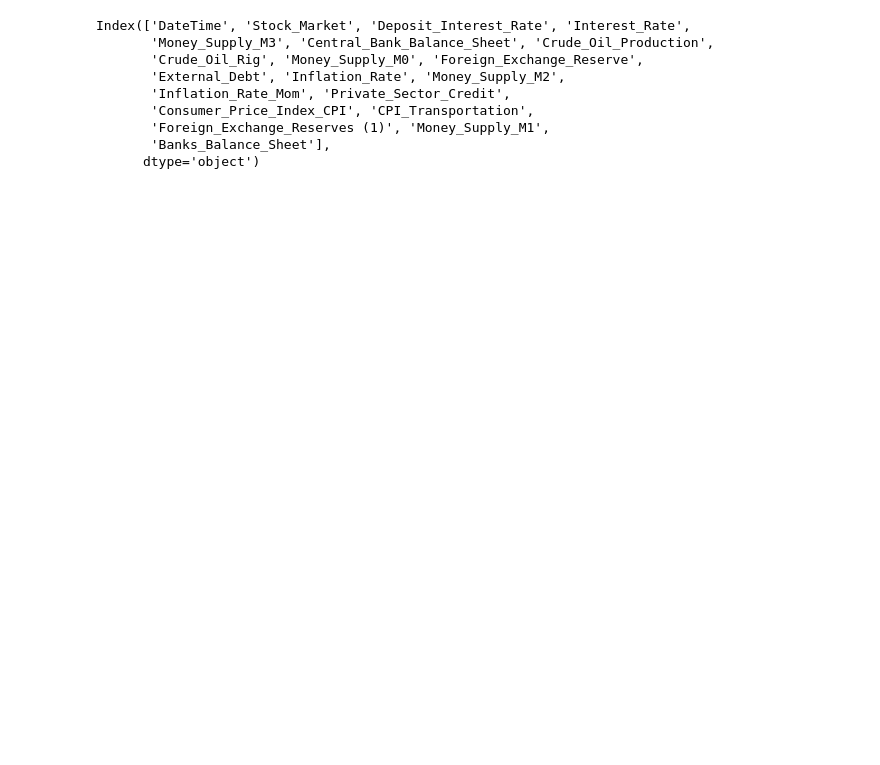
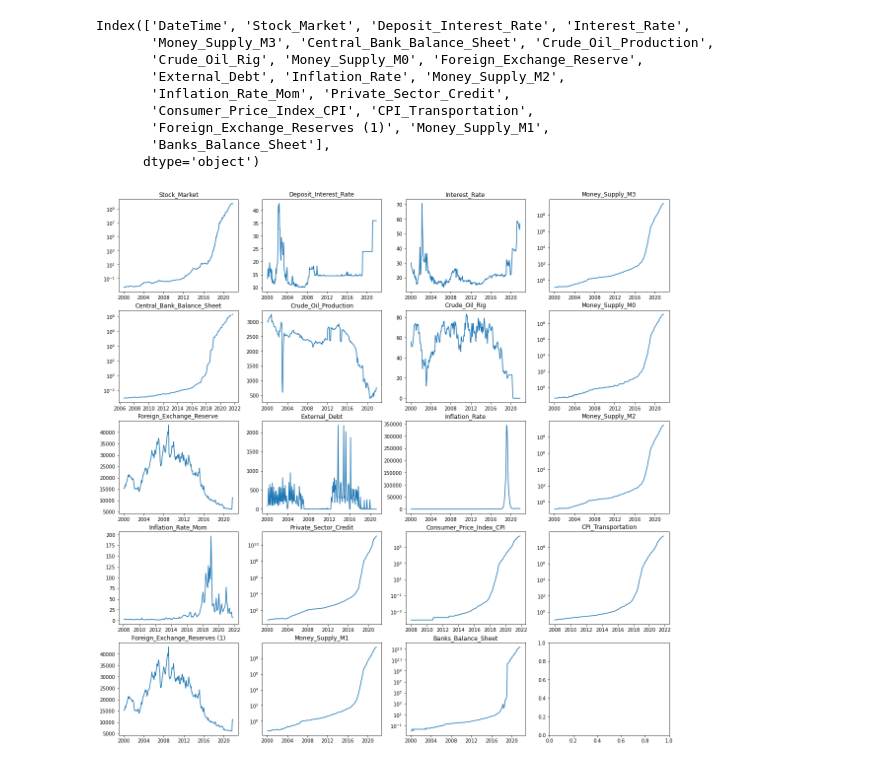
Before and after one commit to frankmuci/venezuela_fx, a Jupyter notebook: notebooks/Import Clean Merge TradingEconomomics Data.ipynb, the cells around one changed output. Cells and saved outputs as stored; diff of their text form; code cells hidden in the pictures; blank space fills up the shorter version.

Commit message:
corrected stock market data

```diff
--- a/notebooks/Import Clean Merge TradingEconomomics Data.ipynb
+++ b/notebooks/Import Clean Merge TradingEconomomics Data.ipynb
@@ -95,7 +95,7 @@ Index(['DateTime', 'Stock_Market', 'Deposit_Interest_Rate', 'Interest_Rate',
 # %%
 # Stock Market
 
-df_merged.loc[df_merged['DateTime'] >= '2018-11-06', 'Stock_Market'] = df_merged.loc[df_merged['DateTime'] >= '2018-11-06', 'Stock_Market'] * 10**5
+df_merged.loc[df_merged['DateTime'] >= '2018-11-06', 'Stock_Market'] = df_merged.loc[df_merged['DateTime'] >= '2018-11-06', 'Stock_Market'] * 10**3
 df_merged.loc[df_merged['DateTime'] >= '2021-03-16', 'Stock_Market'] = df_merged.loc[df_merged['DateTime'] >= '2021-03-16', 'Stock_Market'] * 10**3
 
 df_merged.loc[df_merged['DateTime'] >= '2019-01-31', 'Banks_Balance_Sheet'] = df_merged.loc[df_merged['DateTime'] >= '2019-01-31', 'Banks_Balance_Sheet'] * 10**3
@@ -114,16 +114,18 @@ df_merged.set_index('DateTime', inplace=True)
 df = df.reindex(sorted(df.columns), axis=1)
 df.sort_index(inplace=True)
 # %%
-log_cols = ['Money_Supply_M0', 'Money_Supply_M1', 'Money_Supply_M2', 'Money_Supply_M3', 'Central_Bank_Balance_Sheet', 'Private_Sector_Credit', 'Consumer_Price_Index_CPI', 'CPI_Transportation', 'Banks_Balance_Sheet']
+log_cols = ['Money_Supply_M0', 'Money_Supply_M1', 'Money_Supply_M2', 'Money_Supply_M3', 'Central_Bank_Balance_Sheet', 'Private_Sector_Credit', 'Consumer_Price_Index_CPI', 'CPI_Transportation', 'Banks_Balance_Sheet', 'Stock_Market']
 
 fig, axs = plt.subplots(5,4, figsize=(20,20))
 axs = axs.flatten()
 
-for idx, col in enumerate(list(df_merged.columns[1:])):
+for idx, col in enumerate(list(df_merged.columns)):
     axs[idx].plot(df_merged.resample('m').first()[col])
     axs[idx].set_title(col)
 
     if col in log_cols:
         axs[idx].set_yscale('log')
+# %% [output]
+[figure, added]
 # %%
 df_merged.to_csv('/home/frankmuci/code/frankmuci/venezuela_fx/venezuela_fx/data/merge_trading_economics.csv')
```
Also changed, not shown: 2 other files.
